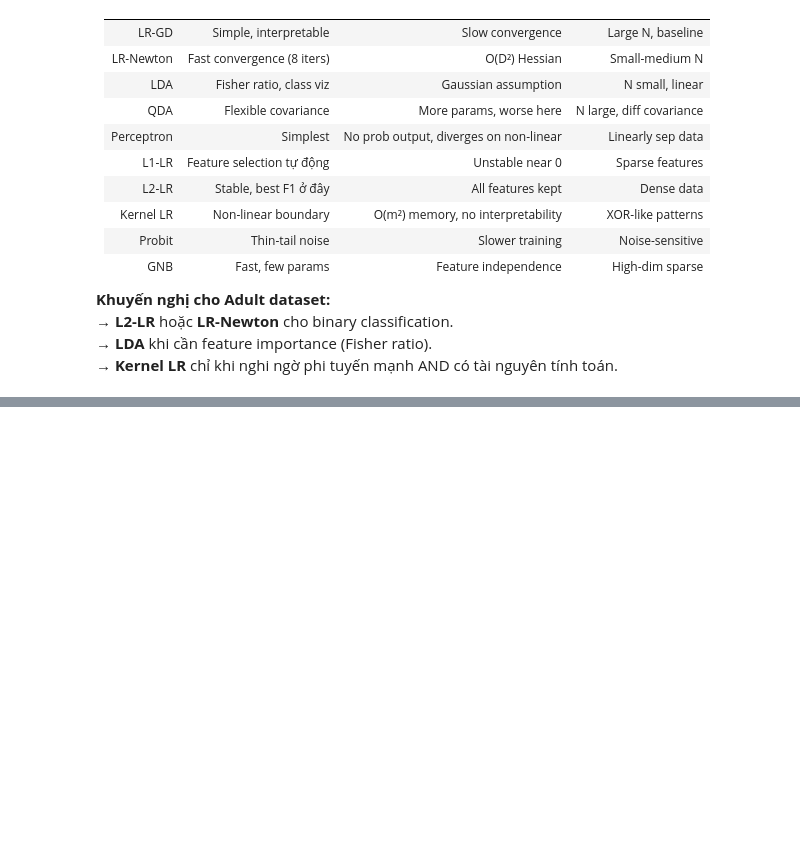
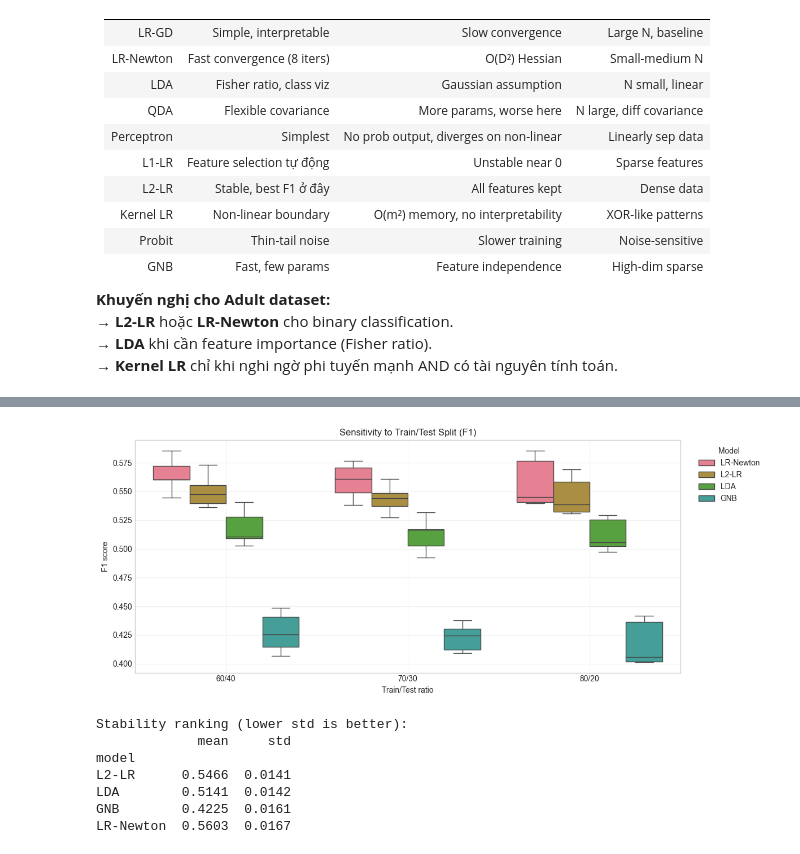
Before and after one commit to kimngoc280105/ml-regression-classification, a Jupyter notebook: code/Part2_Classification/notebook.ipynb, the cells around one changed output, grey strips where cells are left out. Cells and saved outputs as stored; diff of their text form; code cells hidden in the pictures; blank space fills up the shorter version.

```diff
--- a/code/Part2_Classification/notebook.ipynb
+++ b/code/Part2_Classification/notebook.ipynb
@@ -2289,0 +2653,69 @@ Lỗi theo lớp:
+# %%
+# 4.3.1 - Sensitivity analysis: split ratios 60/40, 70/30, 80/20
+
+rows_split = []
+
+for test_size in SPLIT_TEST_SIZES:
+    split_label = f"{int((1 - test_size) * 100)}/{int(test_size * 100)}"
+
+    for seed in SEEDS_S4:
+        Xtr, Xte, ytr, yte, tr_idx, te_idx = _prepare_split_scaled(
+            X_work, y_work, idx_work, test_size=test_size, seed=seed
+        )
+
+        np.savez_compressed(
+            ARTIFACT_DIR_S4 / f"split_indices_{split_label.replace('/', '_')}_seed{seed}.npz",
+            train_idx=tr_idx,
+            test_idx=te_idx
+        )
+
+        for model_name, factory in MODEL_FACTORIES_S4.items():
+            model, ypred, train_time_s, peak_mem_mb = _fit_predict_profile(factory, Xtr, ytr, Xte)
+            m = _binary_metrics(yte, ypred)
+
+            rows_split.append({
+                'scenario': 'split_sensitivity',
+                'split_ratio': split_label,
+                'seed': seed,
+                'model': model_name,
+                'n_train': int(len(ytr)),
+                'n_test': int(len(yte)),
+                'accuracy': m['accuracy'],
+                'precision': m['precision'],
+                'recall': m['recall'],
+                'f1': m['f1'],
+                'balanced_acc': m['balanced_acc'],
+                'train_time_s': train_time_s,
+                'peak_memory_mb': peak_mem_mb,
+                'hyperparameters': json.dumps(_model_hparams(model), ensure_ascii=False)
+            })
+
+            del model
+            gc.collect()
+
+df_split_sensitivity = pd.DataFrame(rows_split)
+df_split_sensitivity.to_csv(ARTIFACT_DIR_S4 / 'split_sensitivity_runs.csv', index=False, encoding='utf-8')
+
+print('Saved:', ARTIFACT_DIR_S4 / 'split_sensitivity_runs.csv')
+print(df_split_sensitivity.groupby(['split_ratio', 'model'])['f1'].mean().round(4).unstack())
+
+plt.figure(figsize=(12, 5))
+sns.boxplot(data=df_split_sensitivity, x='split_ratio', y='f1', hue='model')
+plt.title('Sensitivity to Train/Test Split (F1)')
+plt.xlabel('Train/Test ratio')
+plt.ylabel('F1 score')
+plt.grid(alpha=0.25)
+plt.legend(title='Model', bbox_to_anchor=(1.02, 1), loc='upper left')
+plt.tight_layout()
+plt.show()
+
+stability_rank = (
+    df_split_sensitivity.groupby('model')['f1']
+    .agg(['mean', 'std'])
+    .sort_values(['std', 'mean'], ascending=[True, False])
+    .round(4)
+)
+
+print('Stability ranking (lower std is better):')
+print(stability_rank)
+# %% [output]
@@ -2289,0 +2739,8 @@ Lỗi theo lớp:
+[figure, added]
+Stability ranking (lower std is better):
+             mean     std
+model
+L2-LR      0.5466  0.0141
+LDA        0.5141  0.0142
+GNB        0.4225  0.0161
+LR-Newton  0.5603  0.0167
```
Also changed, not shown: parts of 16 cells of this notebook.
